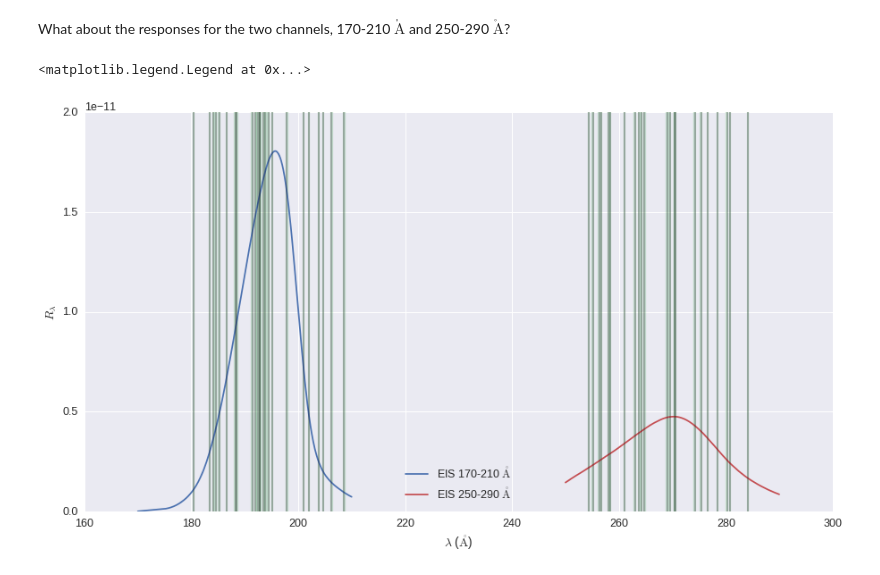
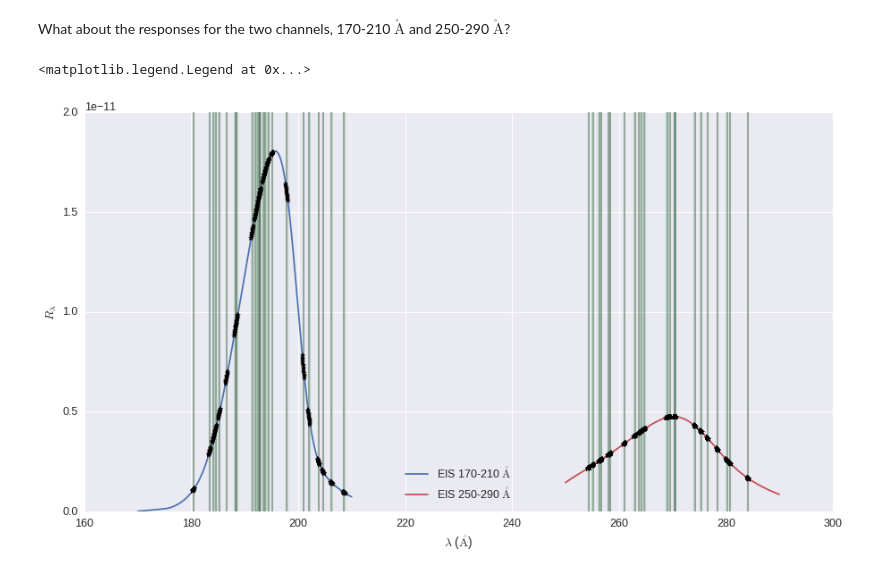
Before and after one commit to wtbarnes/research_notebook, a Jupyter notebook: FieldLineViz/hinode_eis_response_functions.ipynb, the cells around one changed output. Cells and saved outputs as stored; diff of their text form; code cells hidden in the pictures.

```diff
--- a/FieldLineViz/hinode_eis_response_functions.ipynb
+++ b/FieldLineViz/hinode_eis_response_functions.ipynb
@@ -40,8 +41,8 @@ for eif in eis_instr_files:
 # %% [markdown]
 Now plot all of the response functions.
 # %%
-fig,axes = plt.subplots(7,7,figsize=(25,25))
-for eis,ax in zip(eis_instr_info,axes.flatten()):
+fig,axes = plt.subplots(9,5,figsize=(25,35))
+for eis,ax in zip(sorted(eis_instr_info,key=lambda x:x['transition']),axes.flatten()):
     ax.plot(eis['wavelength'],eis['response'])
     ax.axvline(x=eis['transition'],color=sns.color_palette('deep')[2],linestyle='dashed')
     ax.set_xlabel(r'$\lambda$ ($\mathrm{\mathring{A}}$)')
@@ -71,25 +72,27 @@ eis_250_290 = np.array(eis_250_290)
 # %%
 fig = plt.figure(figsize=(15,8))
 ax = fig.gca()
 #first response
 ax.plot(eis_170_210[:,0],eis_170_210[:,1],
         label=r'EIS 170-210 $\mathrm{\mathring{A}}$',
         color=sns.color_palette('deep')[0])
 #second response
 ax.plot(eis_250_290[:,0],eis_250_290[:,1],
         label=r'EIS 250-290 $\mathrm{\mathring{A}}$',
         color=sns.color_palette('deep')[2])
 #overplot windows
 for eis in eis_instr_info:
-    delta_lambda = eis['wavelength'][-1]-eis['wavelength'][0]
+    ax.plot(eis['wavelength'],eis['response'],'k*')
+    #delta_lambda = eis['wavelength'][-1]-eis['wavelength'][0]
     ax.axvline(x=eis['transition'],color='k',alpha=0.25)
     ax.axvspan(eis['transition']-delta_lambda/2,eis['transition']+delta_lambda/2,
                color=sns.color_palette('deep')[1],alpha=0.25)
 #labels
 ax.set_xlabel(r'$\lambda$ ($\mathrm{\mathring{A}}$)')
 ax.set_ylabel(r'$R_{\lambda}$')
 #ax.set_yscale('log')
 ax.legend(loc='best')
+#ax.set_xlim([260,270])
 # %% [output]
 <matplotlib.legend.Legend at 0x...>
-[figure, old version]
+[figure, new version]
```
Also changed, not shown: parts of 2 cells of this notebook, 23 other files.
